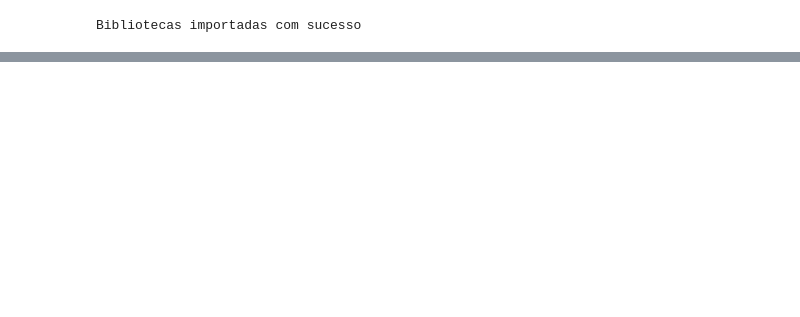
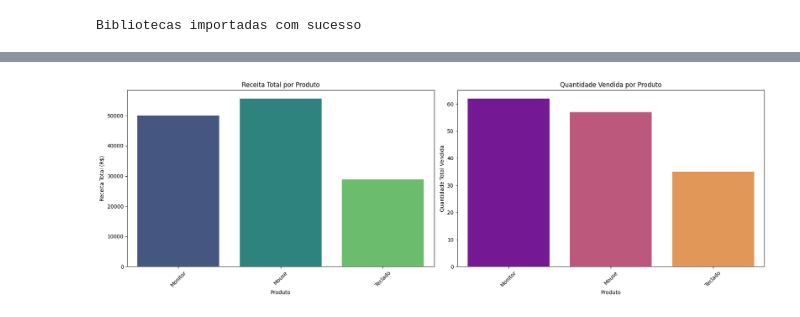
Before and after one commit to Victor-techh/Learn-Python, a Jupyter notebook: meu_primeiro_projeto_analise_de_dados.ipynb, the cells around one changed output, grey strips where cells are left out. Cells and saved outputs as stored; diff of their text form; code cells hidden in the pictures; blank space fills up the shorter version.

Commit message:
Adicionados novos gráficos de comparação.

```diff
--- a/meu_primeiro_projeto_analise_de_dados.ipynb
+++ b/meu_primeiro_projeto_analise_de_dados.ipynb
@@ -21,0 +243,6 @@ print(np.random.rand(3))
+# %%
+produtos_relevantes = ['Mouse', 'Monitor', 'Teclado']
+df_filtrado = df[df['Produto'].isin(produtos_relevantes)]
+
+print('\033[1;33mDataFrame filtrado com os produtos relevantes:\033[0m')
+print(df_filtrado.head())
@@ -21,0 +260,8 @@ print(np.random.rand(3))
+# %%
+df_analise = df_filtrado.groupby('Produto').agg(
+    Total_Receita=('Total_Venda', 'sum'),
+    Quantidade_Vendida=('Quantidade', 'sum')
+).reset_index()
+
+print('\033[1;33mDados agregados para os produtos relevantes:\033[0m')
+print(df_analise)
@@ -21,0 +292,21 @@ print(np.random.rand(3))
+# %%
+fig, axes = plt.subplots(1, 2, figsize=(18, 6)) # 1 linha, 2 colunas para os subplots
+
+# Gráfico de Receita Total
+sns.barplot(x='Produto', y='Total_Receita', data=df_analise, hue='Produto', palette='viridis', legend=False, ax=axes[0])
+axes[0].set_title('Receita Total por Produto')
+axes[0].set_xlabel('Produto')
+axes[0].set_ylabel('Receita Total (R$)')
+axes[0].tick_params(axis='x', rotation=45)
+
+# Gráfico de Quantidade Vendida
+sns.barplot(x='Produto', y='Quantidade_Vendida', data=df_analise, hue='Produto', palette='plasma', legend=False, ax=axes[1])
+axes[1].set_title('Quantidade Vendida por Produto')
+axes[1].set_xlabel('Produto')
+axes[1].set_ylabel('Quantidade Total Vendida')
+axes[1].tick_params(axis='x', rotation=45)
+
+plt.tight_layout() # Ajusta o layout para evitar sobreposição
+plt.show()
+# %% [output]
+[figure, added]
```
Also changed, not shown: parts of 29 cells of this notebook.
